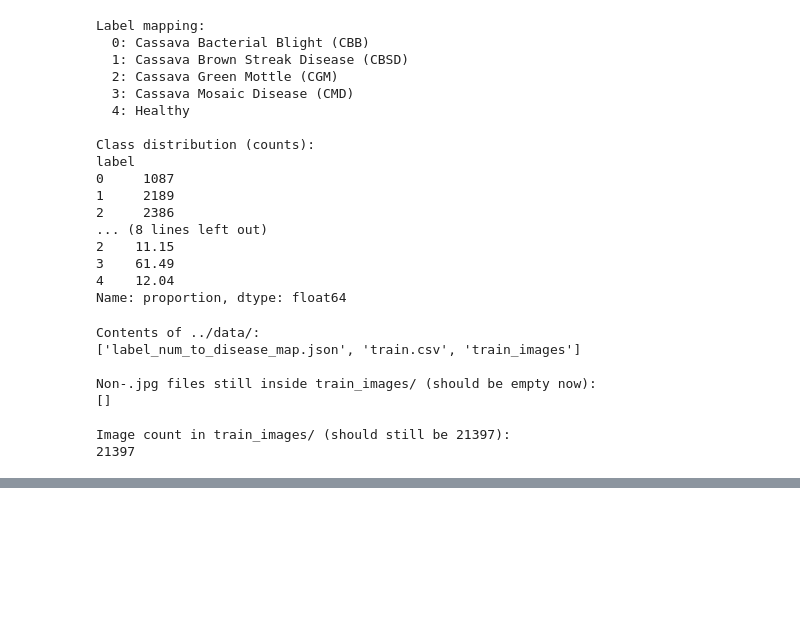
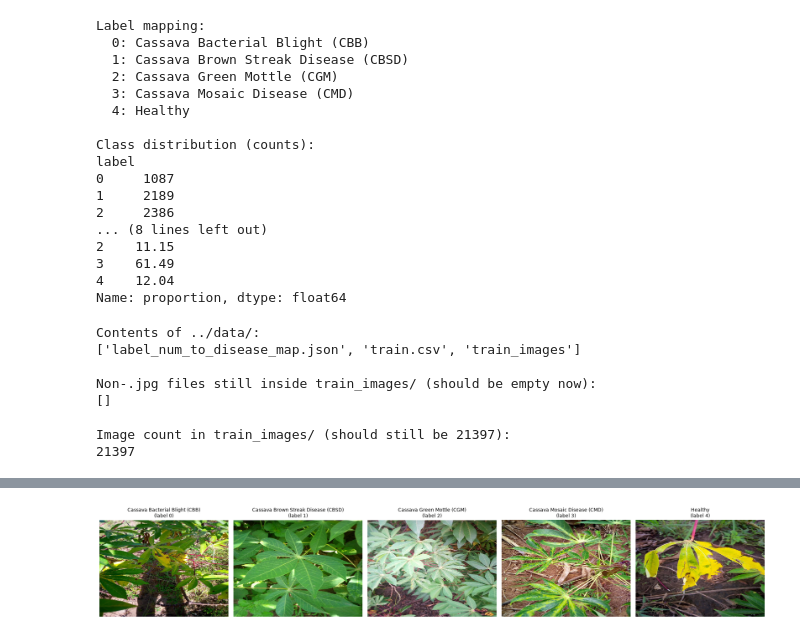
Before and after one commit to aryanparija/Cassava-Leaf-Disease-Classification, a Jupyter notebook: notebooks/01_eda.ipynb, the cells around one changed output, grey strips where cells are left out. Drawn from its saved outputs; the diff is of its cells as text; code cells hidden in the pictures; blank space fills up the shorter version.

```diff
--- a/notebooks/01_eda.ipynb
+++ b/notebooks/01_eda.ipynb
@@ -117,0 +135,15 @@ Image count in train_images/ (should still be 21397):
+# %%
+fig, axes = plt.subplots(1, 5, figsize=(20, 5))
+
+for label_id in range(5):
+    sample_row = train_df[train_df['label'] == label_id].iloc[0]
+    img_path = f"../data/train_images/{sample_row['image_id']}"
+    img = Image.open(img_path)
+    axes[label_id].imshow(img)
+    axes[label_id].set_title(f"{sample_row['disease_name']}\n(label {label_id})", fontsize=10)
+    axes[label_id].axis('off')
+
+plt.tight_layout()
+plt.show()
+# %% [output]
+[figure, added]
```
Also changed, not shown: parts of 1 cell of this notebook.
